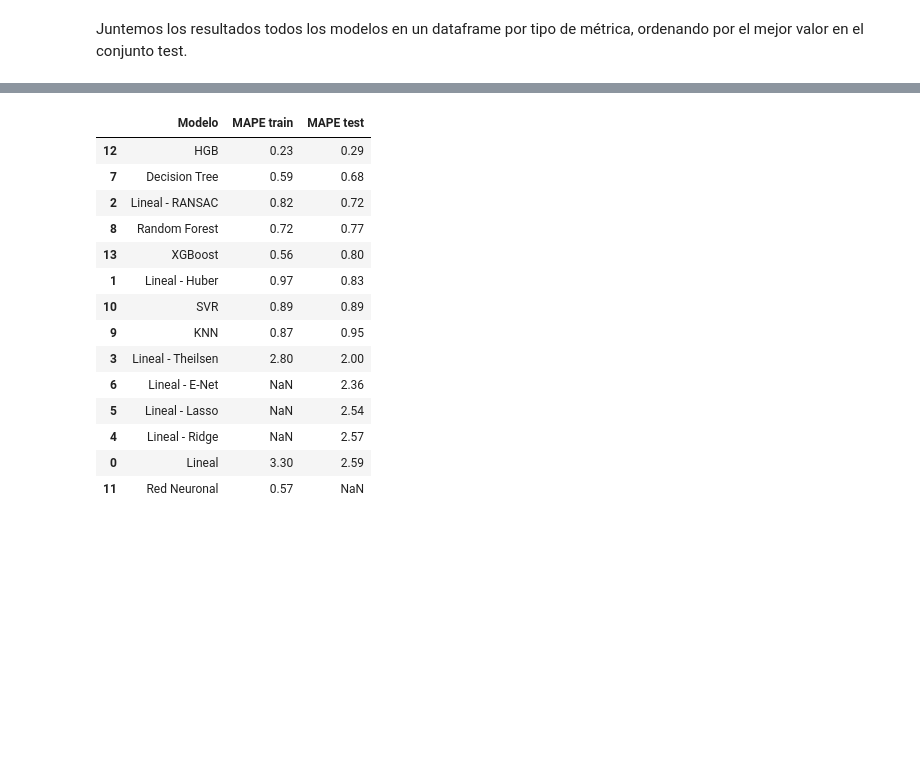
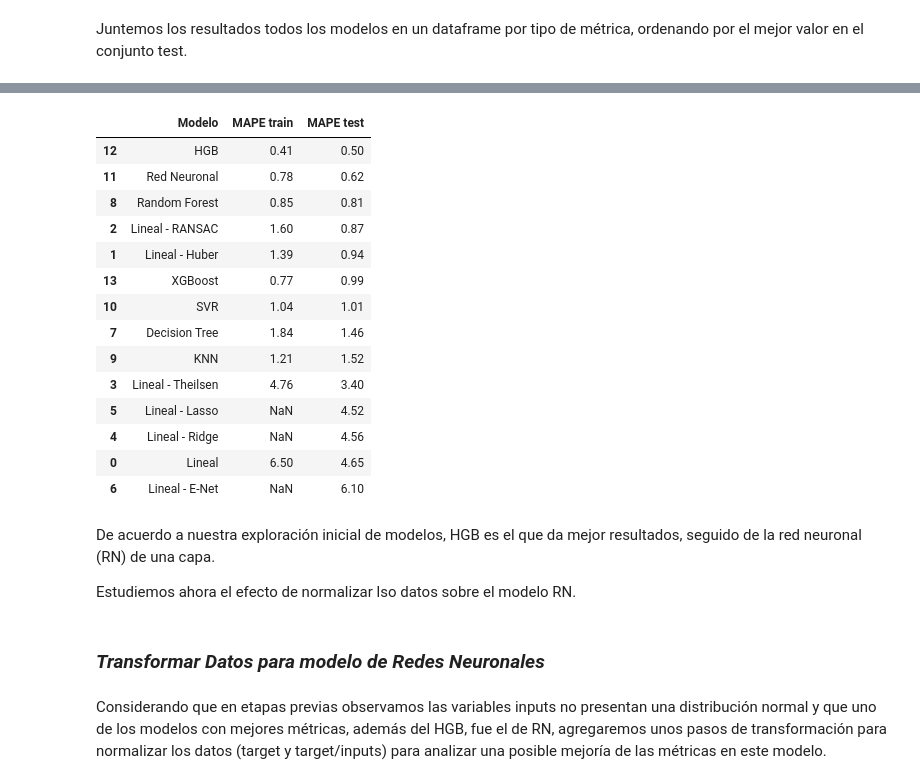
Before and after one commit to ERIDEZ/IFM_TMF, a Jupyter notebook: Notebooks y scripts/Etapa 4 - Machine Learning - Prediccion directa - Agregados.ipynb, the cells around one changed output, grey strips where cells are left out. Drawn from its saved outputs; the diff is of its cells as text; code cells hidden in the pictures; blank space fills up the shorter version.

Commit message:
Escrito: Completar Resultados - Etapa 2

```diff
--- a/Notebooks y scripts/Etapa 4 - Machine Learning - Prediccion directa - Agregados.ipynb
+++ b/Notebooks y scripts/Etapa 4 - Machine Learning - Prediccion directa - Agregados.ipynb
@@ -949,9 +930,9 @@ X = df_copy.drop("Immigrant count", axis = 1) # variables predictoras
 y = df_copy["Immigrant count"]  # Target
 
 X_train, X_test, y_train, y_test = train_test_split(X, y, test_size = 0.25, random_state = 58) # separar datos en conjunto train y test en un 75% / 25%
-scaler = MinMaxScaler() # definir scaler de datos
-X_train = scaler.fit_transform(X_train) # escalar los datos de entrenamiento
-X_test = scaler.fit_transform(X_test) # # escalar los datos de prueba
+scaler_agg = MinMaxScaler() # definir scaler de datos
+X_train = scaler_agg.fit_transform(X_train) # escalar los datos de entrenamiento
+X_test = scaler_agg.transform(X_test) # # escalar los datos de prueba
 # %% [markdown]
 #### Hist Gradient Boosting
 # %%
@@ -992,14 +973,12 @@ HistGradientBoostingRegressor(l2_regularization=0.3, max_depth=8, max_iter=120,
 # %%
 # Definir modelo con los mejores valores de parámetros (Nota: usar los mejores, pero hacer modificaciones para comparar metricas)
 hgb_best = HistGradientBoostingRegressor(
-                           max_iter = 120,
+                           max_iter = 100,
                            max_depth = 8,
                            loss = 'poisson',
-                           learning_rate = 0.1,
-                           min_samples_leaf = 30,
-                           max_leaf_nodes = 35,
-                        #  l2_regularization = 0.3,
-                        #  max_features = 1.0,
+                           learning_rate = 0.08,
+                           min_samples_leaf = 36,
+                           max_leaf_nodes = 30,
                            )
 
 # Entrenar con el conjunto de entrenamiento
@@ -1076,13 +1056,12 @@ NOTA: USAR QUANTILES EN EL hgb PARA ESTIMAR INTERVALO DE CONFIANZA.
 #### XGBoost
 # %%
 # Definir diccionario de valores para parámetros
-params = {'objective' : ['reg:squarederror', 'reg:squaredlogerror'], # seleccionar 2 como max, reg:squarederror es el default
+params = {'objective' : ['reg:squarederror', 'reg:squaredlogerror']
           'eval_metric' : ['rmse'],   # rmsle disminuye efecto de outliers
           'booster' : ["gbtree", "gblinear", "dart"], # gbtree (default) y dart estan basados en arboles
           'n_estimators': [200],
           'max_depth': [7, 9], # dependiendo de la dimensionalidad de los datos, usar valores de profundidad menor
-          "learning_rate" : [0.1, 0.3, 0.05],
-       #   "colsample_bytree" : [1, 0.7], # porcentaje de variables a usar (buen parametro para cuando se tiene una gran cantidad de variables)
+          "learning_rate" : [0.1, 0.3, 0.05]
           }
 
 # Definir modelo y aplicar combinaciones de parametros según el diccinario
@@ -1125,10 +1104,8 @@ xgb_best = XGBRegressor(objective = 'reg:squarederror',
                         booster = 'dart',
                         n_estimators = 200,
                         max_depth = 7,
-                        #alpha = 0.05,
                         learning_rate = 0.3,
-                        min_child_weight = 30,
-                      #  colsample_bytree = 0.8,
+                        min_child_weight = 30
                     )
 
 # Entrenar modelo con el conjunto de entrenamiento
@@ -1256,28 +1233,28 @@ modelos_mae.sort_values(by = 'MAE test', ascending = True)
 # %%
 # Juntar en un dataframe los datos
 modelos_mape = pd.DataFrame({
     'Modelo' : ['Lineal', 'Lineal - Huber', 'Lineal - RANSAC', 'Lineal - Theilsen', 'Lineal - Ridge', 'Lineal - Lasso', 'Lineal - E-Net', 'Decision Tree', 'Random Forest', 'KNN', 'SVR', 'Red Neuronal', 'HGB', 'XGBoost'],
     'MAPE train' : [mape_train_lineal, mape_train_huber, mape_train_ransac, mape_train_theilsen, np.nan, np.nan, np.nan, mape_train_tree, mape_train_rf, mape_train_knn, mape_train_svr, mape_train_rn, mape_train_hgb, mape_train_xgb],
-    'MAPE test' : [mape_test_lineal, mape_test_huber, mape_test_ransac, mape_test_theilsen, mape_test_ridge, mape_test_lasso, mape_test_enet, mape_test_tree, mape_test_rf, mape_test_knn, mape_test_svr, np.nan, mape_test_hgb, mape_test_xgb],
+    'MAPE test' : [mape_test_lineal, mape_test_huber, mape_test_ransac, mape_test_theilsen, mape_test_ridge, mape_test_lasso, mape_test_enet, mape_test_tree, mape_test_rf, mape_test_knn, mape_test_svr, mape_test_rn, mape_test_hgb, mape_test_xgb],
 })
 
 # Ordenar de forma ascendente por MAPE test
 modelos_mape.sort_values(by = 'MAPE test', ascending = True)
 # %% [output]
 |  | Modelo | MAPE train | MAPE test |
-| 12 | HGB | 0.23 | 0.29 |
-| 7 | Decision Tree | 0.59 | 0.68 |
-| 2 | Lineal - RANSAC | 0.82 | 0.72 |
-| 8 | Random Forest | 0.72 | 0.77 |
-| 13 | XGBoost | 0.56 | 0.80 |
-| 1 | Lineal - Huber | 0.97 | 0.83 |
-| 10 | SVR | 0.89 | 0.89 |
-| 9 | KNN | 0.87 | 0.95 |
-| 3 | Lineal - Theilsen | 2.80 | 2.00 |
-| 6 | Lineal - E-Net | NaN | 2.36 |
-| 5 | Lineal - Lasso | NaN | 2.54 |
-| 4 | Lineal - Ridge | NaN | 2.57 |
-| 0 | Lineal | 3.30 | 2.59 |
-| 11 | Red Neuronal | 0.57 | NaN |
+| 12 | HGB | 0.41 | 0.50 |
+| 11 | Red Neuronal | 0.78 | 0.62 |
+| 8 | Random Forest | 0.85 | 0.81 |
+| 2 | Lineal - RANSAC | 1.60 | 0.87 |
+| 1 | Lineal - Huber | 1.39 | 0.94 |
+| 13 | XGBoost | 0.77 | 0.99 |
+| 10 | SVR | 1.04 | 1.01 |
+| 7 | Decision Tree | 1.84 | 1.46 |
+| 9 | KNN | 1.21 | 1.52 |
+| 3 | Lineal - Theilsen | 4.76 | 3.40 |
+| 5 | Lineal - Lasso | NaN | 4.52 |
+| 4 | Lineal - Ridge | NaN | 4.56 |
+| 0 | Lineal | 6.50 | 4.65 |
+| 6 | Lineal - E-Net | NaN | 6.10 |
 # %%
 # Exportar tablas comparativas de metricas
@@ -1291,0 +1265,8 @@ with open("../16 - Exports Modelos/sin agregados/hgb_best_noagg.sav", 'wb') as f
+# %% [markdown]
+De acuerdo a nuestra exploración inicial de modelos, HGB es el que da mejor resultados, seguido de la red neuronal (RN) de una capa.
+
+Estudiemos ahora el efecto de normalizar lso datos sobre el modelo RN.
+# %% [markdown]
+### *Transformar Datos para modelo de Redes Neuronales*
+# %% [markdown]
+Considerando que en etapas previas observamos las variables inputs no presentan una distribución normal y que uno de los modelos con mejores métricas, además del HGB, fue el de RN, agregaremos unos pasos de transformación para normalizar los datos (target y target/inputs) para analizar una posible mejoría de las métricas en este modelo.
```
Also changed, not shown: parts of 54 cells of this notebook, 42 other files.
